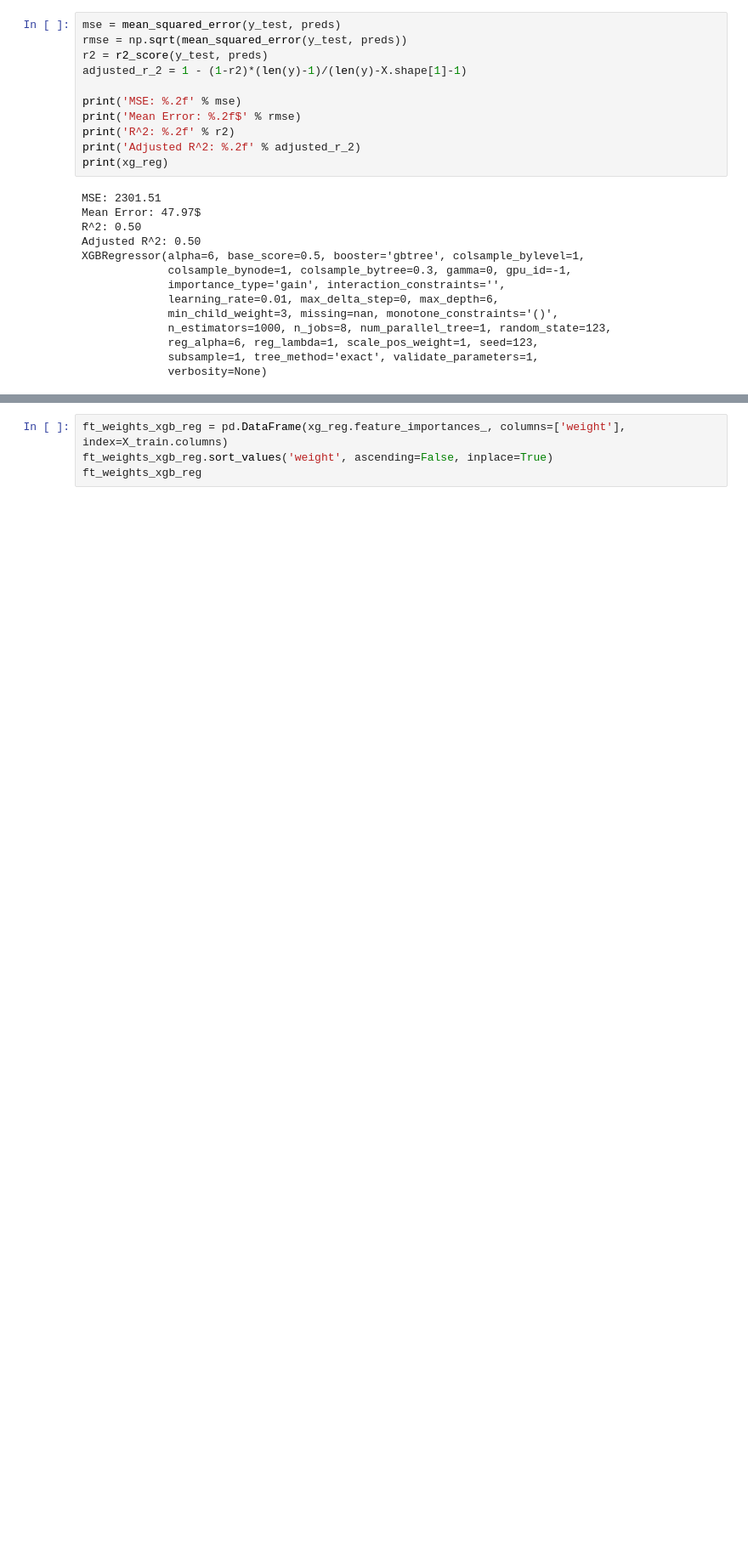
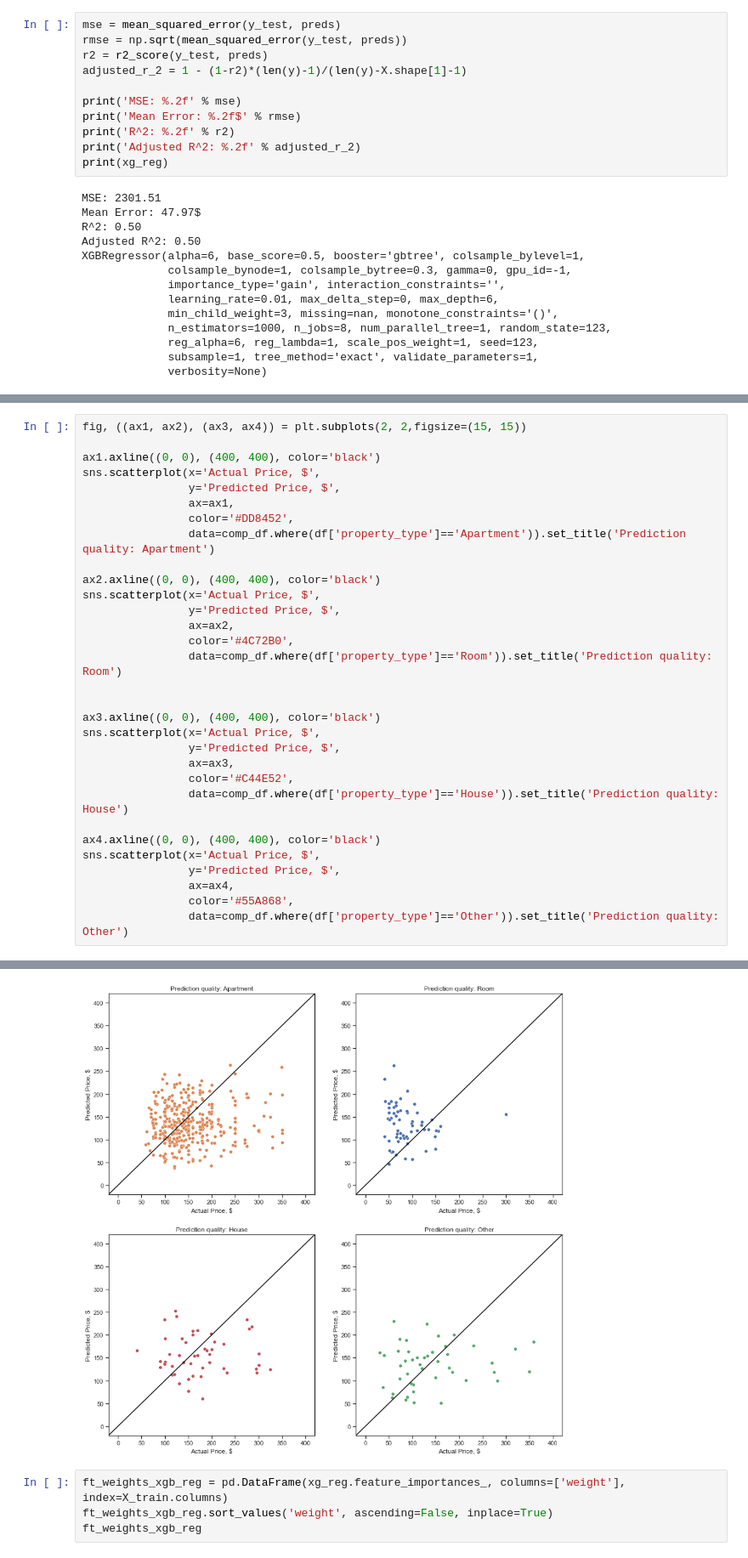
Before and after one commit to Tetawex/python_stuff, a Jupyter notebook: exploratory_analysis.ipynb, the cells around one changed output, grey strips where cells are left out. Shown at 85% size. Saved outputs shown, nothing was run; the diff lists cells and outputs as text; blank space fills up the shorter version.

```diff
--- a/exploratory_analysis.ipynb
+++ b/exploratory_analysis.ipynb
@@ -579,0 +617,32 @@ XGBRegressor(alpha=6, base_score=0.5, booster='gbtree', colsample_bylevel=1,
+# %%
+fig, ((ax1, ax2), (ax3, ax4)) = plt.subplots(2, 2,figsize=(15, 15))
+
+ax1.axline((0, 0), (400, 400), color='black')
+sns.scatterplot(x='Actual Price, $',
+                y='Predicted Price, $',
+                ax=ax1,
+                color='#DD8452',
+                data=comp_df.where(df['property_type']=='Apartment')).set_title('Prediction quality: Apartment')
+
+ax2.axline((0, 0), (400, 400), color='black')
+sns.scatterplot(x='Actual Price, $',
+                y='Predicted Price, $',
+                ax=ax2,
+                color='#4C72B0',
+                data=comp_df.where(df['property_type']=='Room')).set_title('Prediction quality: Room')
+
+
+ax3.axline((0, 0), (400, 400), color='black')
+sns.scatterplot(x='Actual Price, $',
+                y='Predicted Price, $',
+                ax=ax3,
+                color='#C44E52',
+                data=comp_df.where(df['property_type']=='House')).set_title('Prediction quality: House')
+
+ax4.axline((0, 0), (400, 400), color='black')
+sns.scatterplot(x='Actual Price, $',
+                y='Predicted Price, $',
+                ax=ax4,
+                color='#55A868',
+                data=comp_df.where(df['property_type']=='Other')).set_title('Prediction quality: Other')
+# %% [output]
@@ -580,3 +650,4 @@ XGBRegressor(alpha=6, base_score=0.5, booster='gbtree', colsample_bylevel=1,
+[figure, added]
 # %%
 ft_weights_xgb_reg = pd.DataFrame(xg_reg.feature_importances_, columns=['weight'], index=X_train.columns)
 ft_weights_xgb_reg.sort_values('weight', ascending=False, inplace=True)
```
Also changed, not shown: parts of 4 cells of this notebook.
